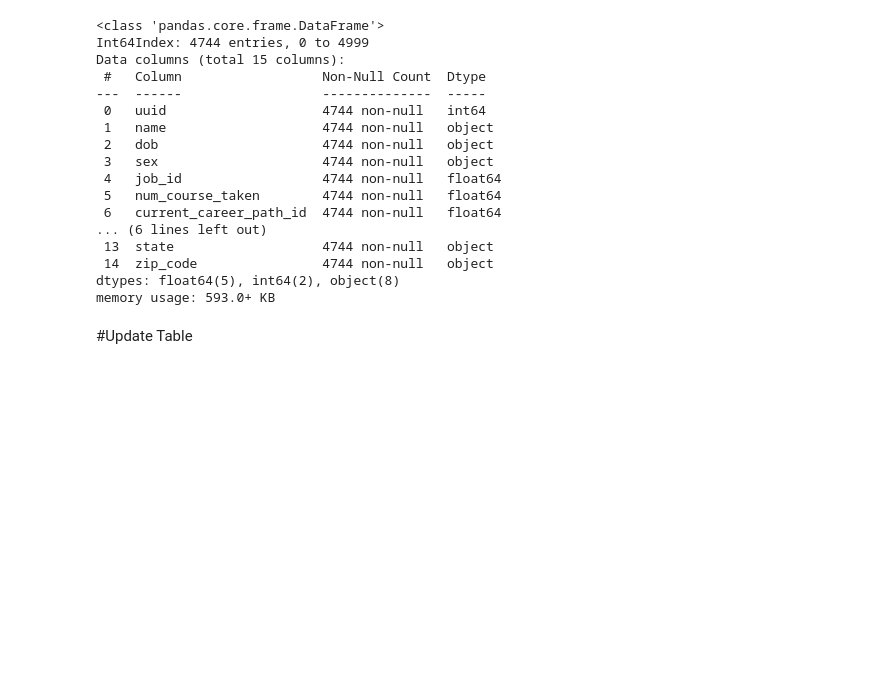
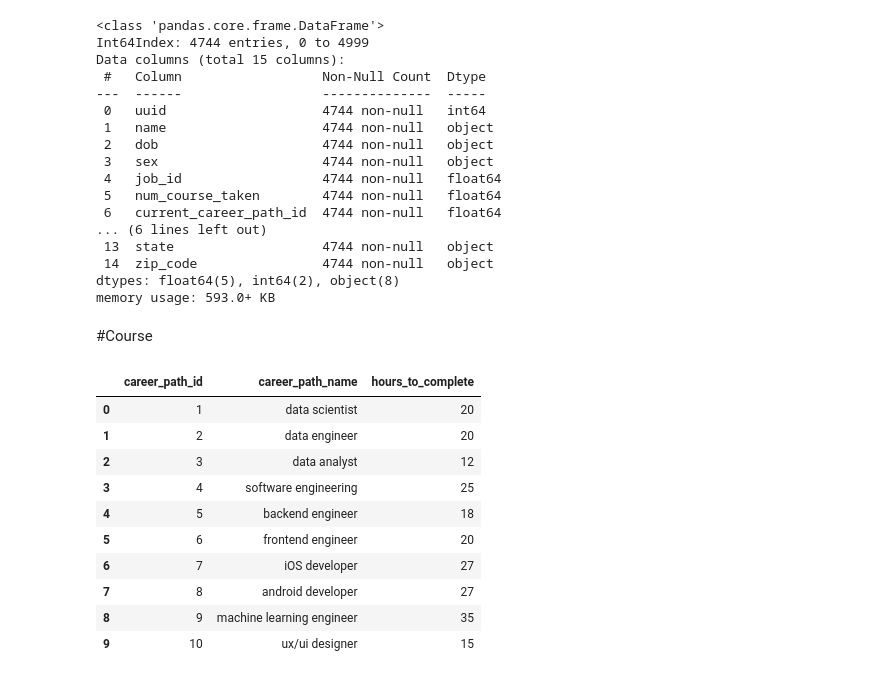
Before and after one commit to Josnht/Subscriber-Data-Pipeline, a Jupyter notebook: Clean_data/Data_cleanse.ipynb, the cells around one changed output. Drawn from its saved outputs; the diff is of its cells as text; code cells hidden in the pictures; blank space fills up the shorter version.

```diff
--- a/Untitled14.ipynb
+++ b/Clean_data/Data_cleanse.ipynb
@@ -441,5 +445,19 @@ Data columns (total 15 columns):
  14  zip_code                4744 non-null   object
 dtypes: float64(5), int64(2), object(8)
 memory usage: 593.0+ KB
-# %% [markdown]
-#Update Table
+# %% [markdown]
+#Course
+# %%
+display(course)
+# %% [output]
+|  | career_path_id | career_path_name | hours_to_complete |
+| 0 | 1 | data scientist | 20 |
+| 1 | 2 | data engineer | 20 |
+| 2 | 3 | data analyst | 12 |
+| 3 | 4 | software engineering | 25 |
+| 4 | 5 | backend engineer | 18 |
+| 5 | 6 | frontend engineer | 20 |
+| 6 | 7 | iOS developer | 27 |
+| 7 | 8 | android developer | 27 |
+| 8 | 9 | machine learning engineer | 35 |
+| 9 | 10 | ux/ui designer | 15 |
```
Also changed, not shown: parts of 30 cells of this notebook, 7 other files.
